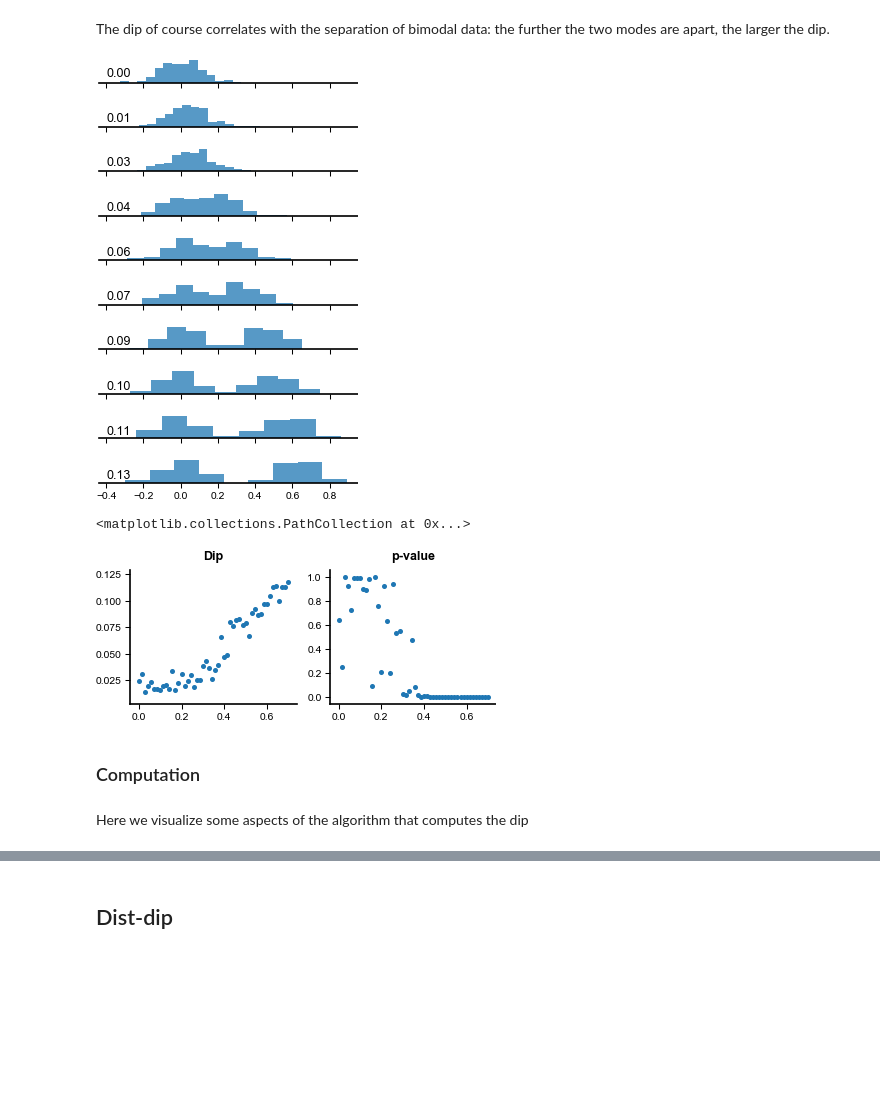
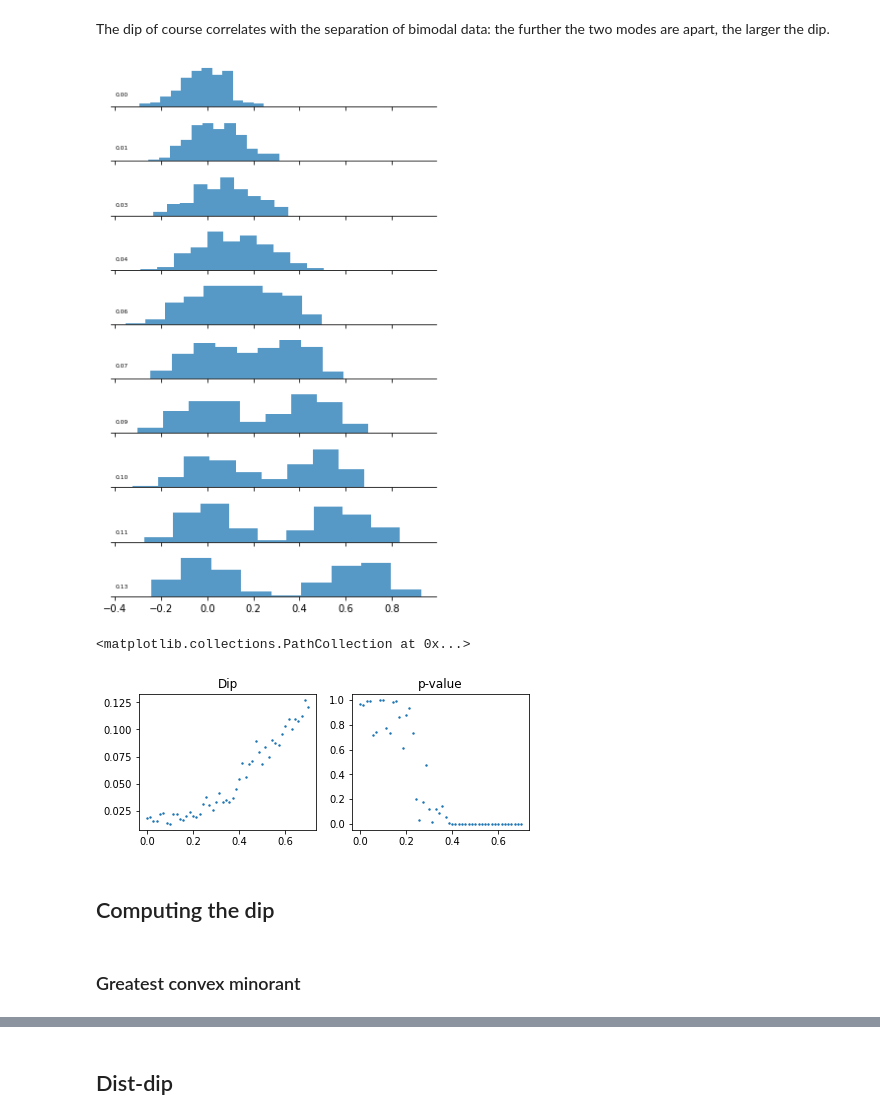
Before and after one commit to bacor/shapes-of-music, a Jupyter notebook: clean_notebooks/Dist-dip test illustration.ipynb, the cells around one changed output, grey strips where cells are left out. Cells and saved outputs as stored; diff of their text form; code cells hidden in the pictures; blank space fills up the shorter version.

```diff
--- a/clean_notebooks/Dist-dip test illustration.ipynb
+++ b/clean_notebooks/Dist-dip test illustration.ipynb
@@ -7,7 +7,7 @@ import matplotlib.pyplot as plt
 import seaborn as sns
 
 from helpers import cm2inch
-matplotlib.style.use('styles.mplstyle')
+# matplotlib.style.use('styles.mplstyle')
 
 from scipy.spatial.distance import pdist, squareform
 from collections import Counter
@@ -109,15 +109,15 @@ datasets = [
     for d in mode_distances
 ]
 # %%
-fig, axs = plt.subplots(len(datasets[::5]), sharex=True, figsize=cm2inch(5, 8), tight_layout=True)
+fig, axs = plt.subplots(len(datasets[::5]), sharex=True, figsize=(5, 8), tight_layout=True)
 for ax, dist, dataset in zip(axs, mode_distances, datasets[::5]):
     sns.histplot(dataset, ax=ax, lw=0)
     sns.despine(left=True)
     ax.set_ylabel(None)
     ax.set_yticks([])
     ax.annotate(f'{dist:.2f}', xy=(-.4,10), fontsize=6)
 # %% [output]
-[figure, old version]
+[figure, new version]
 # %%
 dips = []
 pvals = []
@@ -126,7 +126,7 @@ for dataset in datasets:
     dips.append(dip)
     pvals.append(pval)
 # %%
-fig, axs = plt.subplots(1, 2, figsize=cm2inch(8, 3))
+fig, axs = plt.subplots(1, 2, figsize=(7, 2.5))
 axs[0].scatter(mode_distances, dips, s=2)
 axs[0].set_title('Dip')
 
@@ -134,8 +134,4 @@ axs[1].set_title('p-value')
 plt.scatter(mode_distances, pvals, s=2)
 # %% [output]
 <matplotlib.collections.PathCollection at 0x...>
-[figure, old version]
+[figure, new version]
-# %% [markdown]
-### Computation
-# %% [markdown]
-Here we visualize some aspects of the algorithm that computes the dip
@@ -248,0 +138,4 @@ def dip_fn2(dat, is_hist=False, just_dip=False):
+# %% [markdown]
+## Computing the dip
+# %% [markdown]
+### Greatest convex minorant
```
Also changed, not shown: parts of 31 cells of this notebook, 3 other files.
